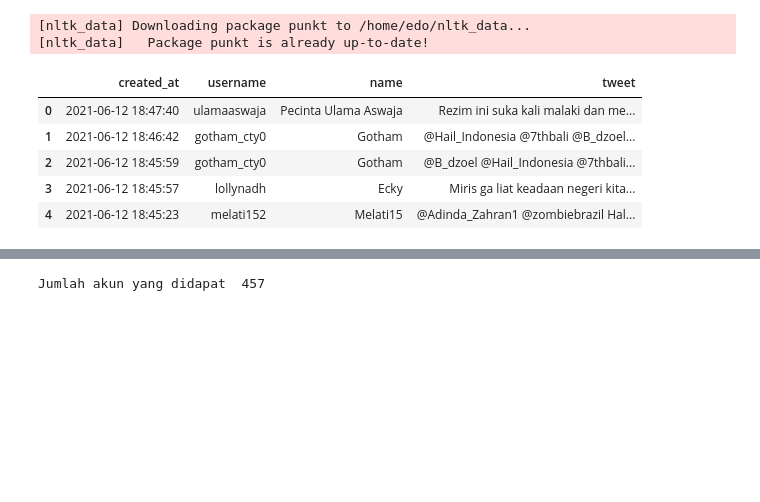
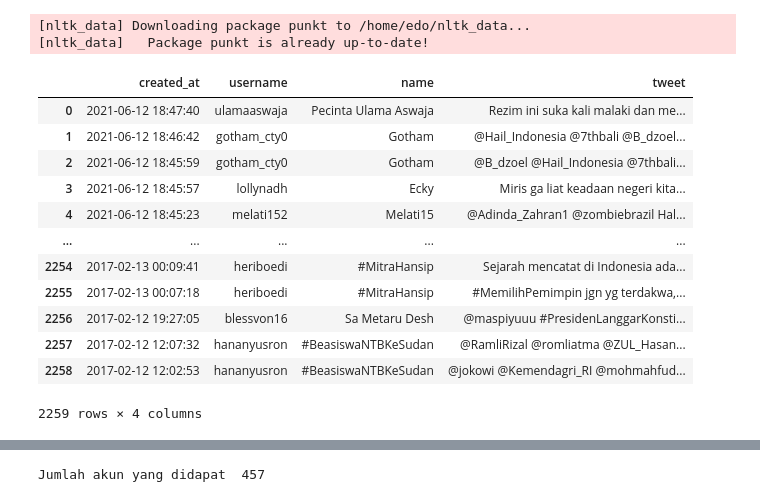
Before and after one commit to EdoYogatama/DataMining2021, a Jupyter notebook: FinalProject/Clustering.ipynb, the cells around one changed output, grey strips where cells are left out. Saved outputs shown, nothing was run; the diff lists cells and outputs as text; code cells hidden in the pictures; blank space fills up the shorter version.

```diff
--- a/FinalProject/Clustering.ipynb
+++ b/FinalProject/Clustering.ipynb
@@ -23,15 +23,22 @@ from textblob import TextBlob
 # %%
 fields = ['created_at', 'username', 'name', 'tweet']
 df = pd.read_csv('./data/PresidenLanggarKonstitusi.csv',
                  skipinitialspace=True, usecols=fields, parse_dates=['created_at'])
-df.head()
+df
 # %% [output]
 |  | created_at | username | name | tweet |
 | 0 | 2021-06-12 18:47:40 | ulamaaswaja | Pecinta Ulama Aswaja | Rezim ini suka kali malaki dan me... |
 | 1 | 2021-06-12 18:46:42 | gotham_cty0 | Gotham | @Hail_Indonesia @7thbali @B_dzoel... |
 | 2 | 2021-06-12 18:45:59 | gotham_cty0 | Gotham | @B_dzoel @Hail_Indonesia @7thbali... |
 | 3 | 2021-06-12 18:45:57 | lollynadh | Ecky | Miris ga liat keadaan negeri kita... |
 | 4 | 2021-06-12 18:45:23 | melati152 | Melati15 | @Adinda_Zahran1 @zombiebrazil Hal... |
+| ... | ... | ... | ... | ... |
+| 2254 | 2017-02-13 00:09:41 | heriboedi | #MitraHansip | Sejarah mencatat di Indonesia ada... |
+| 2255 | 2017-02-13 00:07:18 | heriboedi | #MitraHansip | #MemilihPemimpin jgn yg terdakwa,... |
+| 2256 | 2017-02-12 19:27:05 | blessvon16 | Sa Metaru Desh | @maspiyuuu #PresidenLanggarKonsti... |
+| 2257 | 2017-02-12 12:07:32 | hananyusron | #BeasiswaNTBKeSudan | @RamliRizal @romliatma @ZUL_Hasan... |
+| 2258 | 2017-02-12 12:02:53 | hananyusron | #BeasiswaNTBKeSudan | @jokowi @Kemendagri_RI @mohmahfud... |
+2259 rows × 4 columns
 # %%
 pat1 = r'@[A-Za-z0-9_]+'
 pat2 = r'https?://[^ ]+'
```
Also changed, not shown: parts of 11 cells of this notebook, 4 other files.
